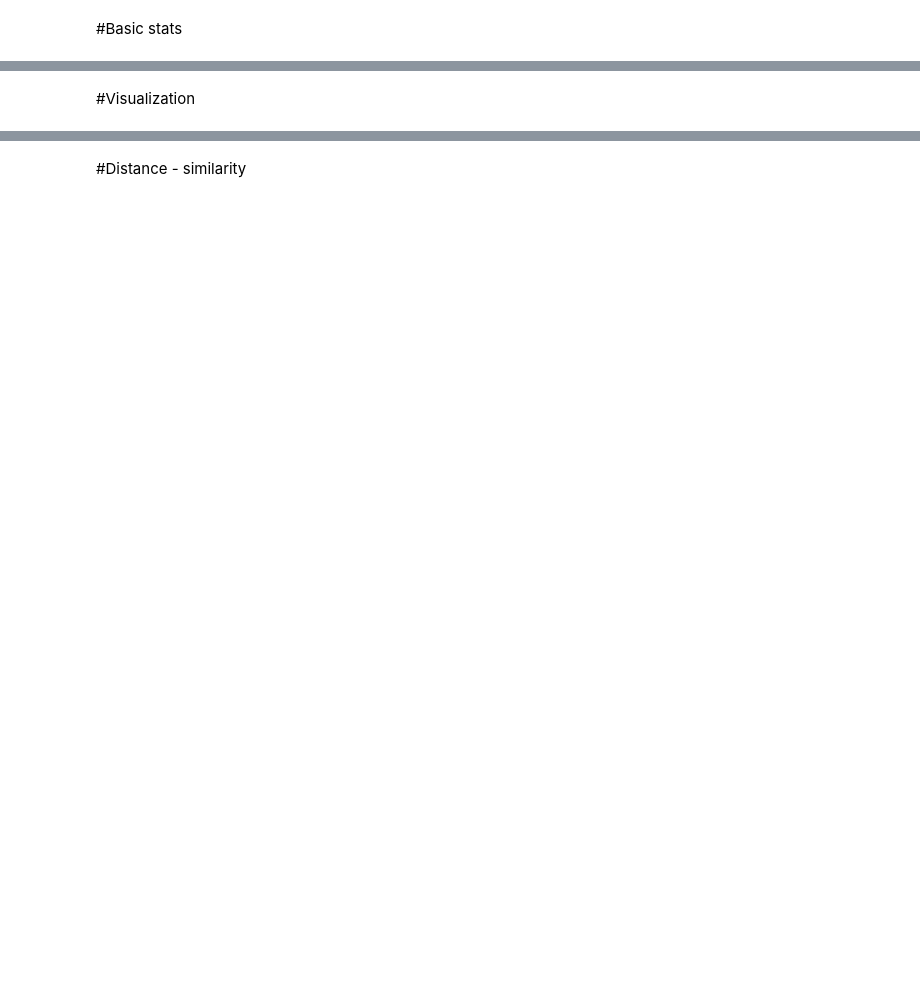
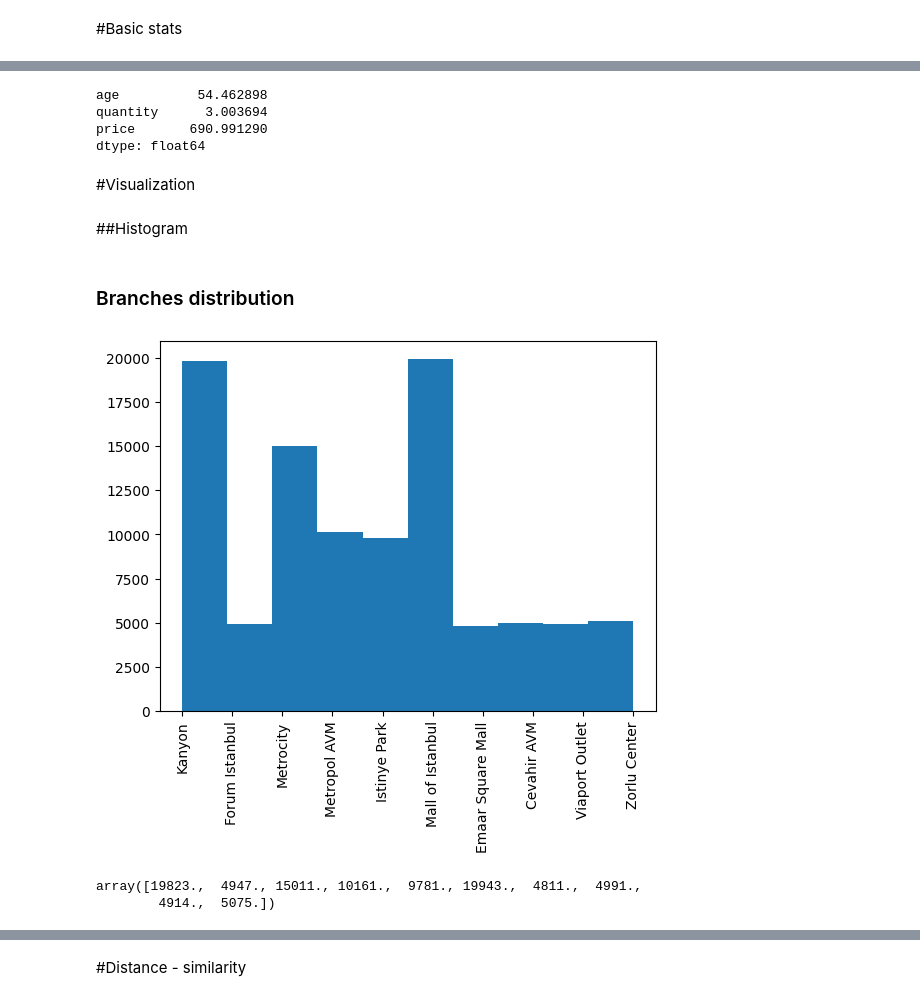
Before and after one commit to Nareekan789/BSC_DPDM23, a Jupyter notebook: Understanding_Data.ipynb, the cells around one changed output, grey strips where cells are left out. Saved outputs shown, nothing was run; the diff lists cells and outputs as text; code cells hidden in the pictures; blank space fills up the shorter version.

```diff
--- a/Understanding_Data.ipynb
+++ b/Understanding_Data.ipynb
@@ -85,0 +88,2 @@ data_from_gsheets.describe()
+# %%
+shopping_data=pd.read_csv('/content/drive/MyDrive/dsc_dpdm23_data/customer_shopping_data.csv')
@@ -88,2 +148,9 @@ data_from_gsheets.describe()
+# %%
+shopping_data[shopping_data['age']>=40].mean()
+# %% [output]
+age          54.462898
+quantity      3.003694
+price       690.991290
+dtype: float64
 # %% [markdown]
 #Visualization
@@ -89,0 +159,14 @@ data_from_gsheets.describe()
+# %% [markdown]
+##Histogram
+# %% [markdown]
+### Branches distribution
+# %%
+histoutput=plt.hist(shopping_data["shopping_mall"])
+tickhist=plt.xticks(rotation='vertical');
+# %% [output]
+[figure, added]
+# %%
+histoutput[0]
+# %% [output]
+array([19823.,  4947., 15011., 10161.,  9781., 19943.,  4811.,  4991.,
+        4914.,  5075.])
```
Also changed, not shown: parts of 54 cells of this notebook.
